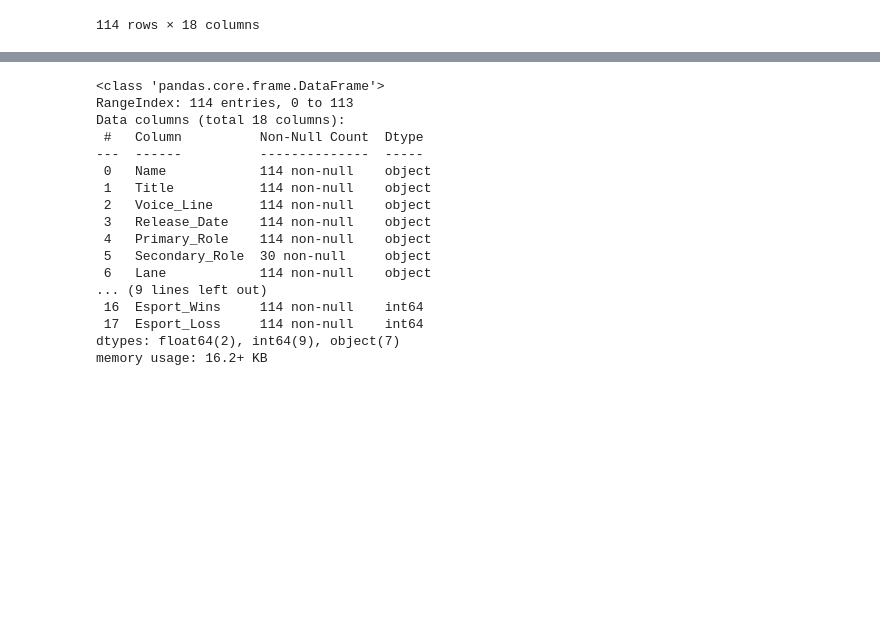
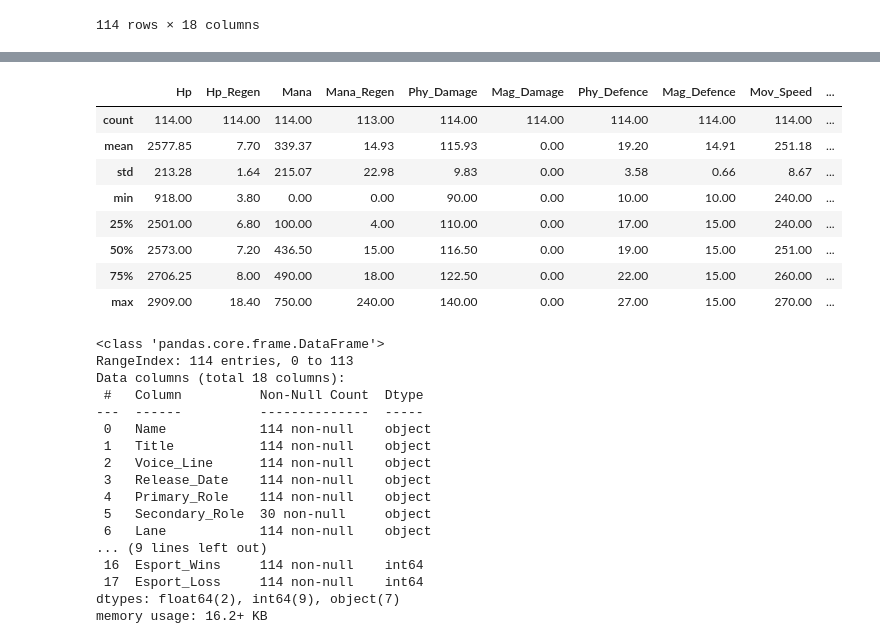
Before and after one commit to saifudienrosyid/MLBB_GenethicAlgorithm, a Jupyter notebook: main.ipynb, the cells around one changed output, grey strips where cells are left out. Cells and saved outputs as stored; diff of their text form; code cells hidden in the pictures; blank space fills up the shorter version.

```diff
--- a/main.ipynb
+++ b/main.ipynb
@@ -34,3 +22,18 @@ df.describe()
+# %%
+# Atur opsi tampilan angka desimal
+pd.set_option('display.float_format', '{:.2f}'.format)
+# Gunakan describe()
+df.describe()
+# %% [output]
+|  | Hp | Hp_Regen | Mana | Mana_Regen | Phy_Damage | Mag_Damage | Phy_Defence | Mag_Defence | Mov_Speed | ... |
+| count | 114.00 | 114.00 | 114.00 | 113.00 | 114.00 | 114.00 | 114.00 | 114.00 | 114.00 | ... |
+| mean | 2577.85 | 7.70 | 339.37 | 14.93 | 115.93 | 0.00 | 19.20 | 14.91 | 251.18 | ... |
+| std | 213.28 | 1.64 | 215.07 | 22.98 | 9.83 | 0.00 | 3.58 | 0.66 | 8.67 | ... |
+| min | 918.00 | 3.80 | 0.00 | 0.00 | 90.00 | 0.00 | 10.00 | 10.00 | 240.00 | ... |
+| 25% | 2501.00 | 6.80 | 100.00 | 4.00 | 110.00 | 0.00 | 17.00 | 15.00 | 240.00 | ... |
+| 50% | 2573.00 | 7.20 | 436.50 | 15.00 | 116.50 | 0.00 | 19.00 | 15.00 | 251.00 | ... |
+| 75% | 2706.25 | 8.00 | 490.00 | 18.00 | 122.50 | 0.00 | 22.00 | 15.00 | 260.00 | ... |
+| max | 2909.00 | 18.40 | 750.00 | 240.00 | 140.00 | 0.00 | 27.00 | 15.00 | 270.00 | ... |
 # %%
 df.info()
 # %% [output]
```
Also changed, not shown: parts of 1 cell of this notebook, 11 other files.
